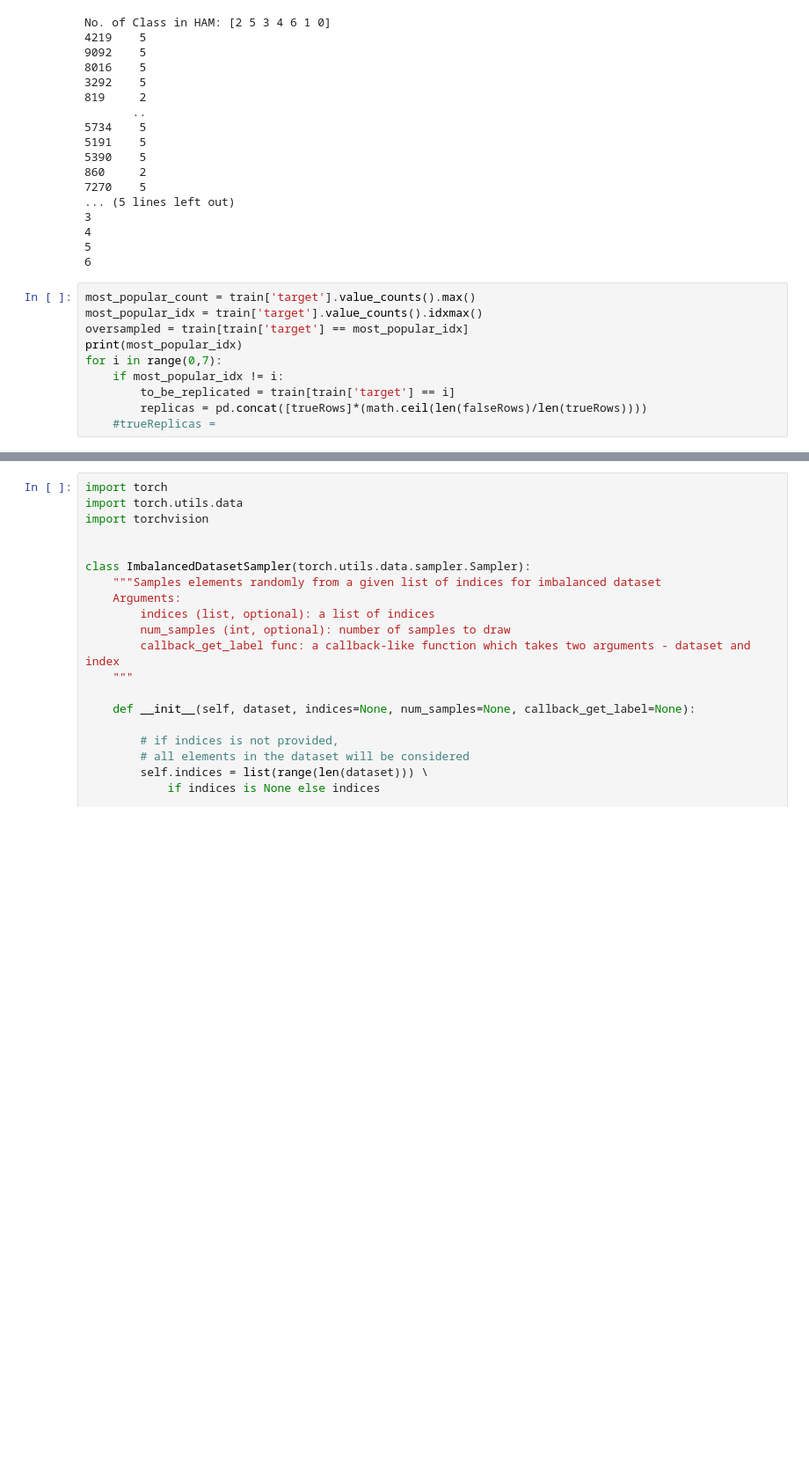
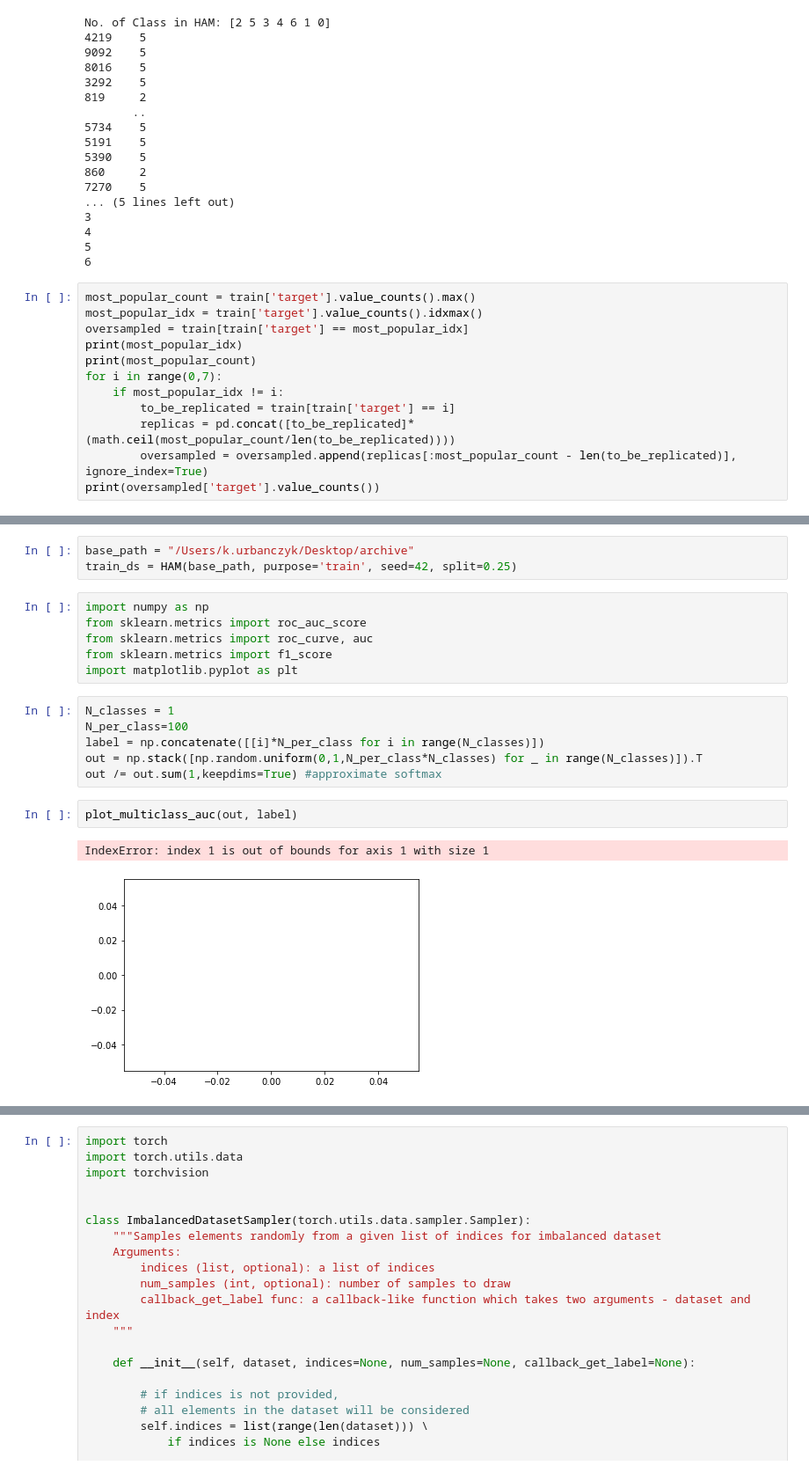
Before and after one commit to UzairNoman/vit-siim, a Jupyter notebook: play.ipynb, the cells around one changed output, grey strips where cells are left out. Shown: that part at 88% size. Drawn from its saved outputs; the diff is of its cells as text; blank space fills up the shorter version.

Commit message:
f1 score

```diff
--- a/play.ipynb
+++ b/play.ipynb
@@ -288,10 +289,12 @@ most_popular_count = train['target'].value_counts().max()
 most_popular_idx = train['target'].value_counts().idxmax()
 oversampled = train[train['target'] == most_popular_idx]
 print(most_popular_idx)
+print(most_popular_count)
 for i in range(0,7):
     if most_popular_idx != i:
         to_be_replicated = train[train['target'] == i]
-        replicas = pd.concat([trueRows]*(math.ceil(len(falseRows)/len(trueRows))))
-    #trueReplicas =
+        replicas = pd.concat([to_be_replicated]*(math.ceil(most_popular_count/len(to_be_replicated))))
+        oversampled = oversampled.append(replicas[:most_popular_count - len(to_be_replicated)], ignore_index=True)
+print(oversampled['target'].value_counts())
 # %% [output]
 5
@@ -304,0 +442,20 @@ for i in range(0,7):
+# %%
+base_path = "/Users/k.urbanczyk/Desktop/archive"
+train_ds = HAM(base_path, purpose='train', seed=42, split=0.25)
+# %%
+import numpy as np
+from sklearn.metrics import roc_auc_score
+from sklearn.metrics import roc_curve, auc
+from sklearn.metrics import f1_score
+import matplotlib.pyplot as plt
+# %%
+N_classes = 1
+N_per_class=100
+label = np.concatenate([[i]*N_per_class for i in range(N_classes)])
+out = np.stack([np.random.uniform(0,1,N_per_class*N_classes) for _ in range(N_classes)]).T
+out /= out.sum(1,keepdims=True) #approximate softmax
+# %%
+plot_multiclass_auc(out, label)
+# %% [output]
+IndexError: index 1 is out of bounds for axis 1 with size 1
+[figure, added]
```
Also changed, not shown: parts of 12 cells of this notebook, 1 other file.
